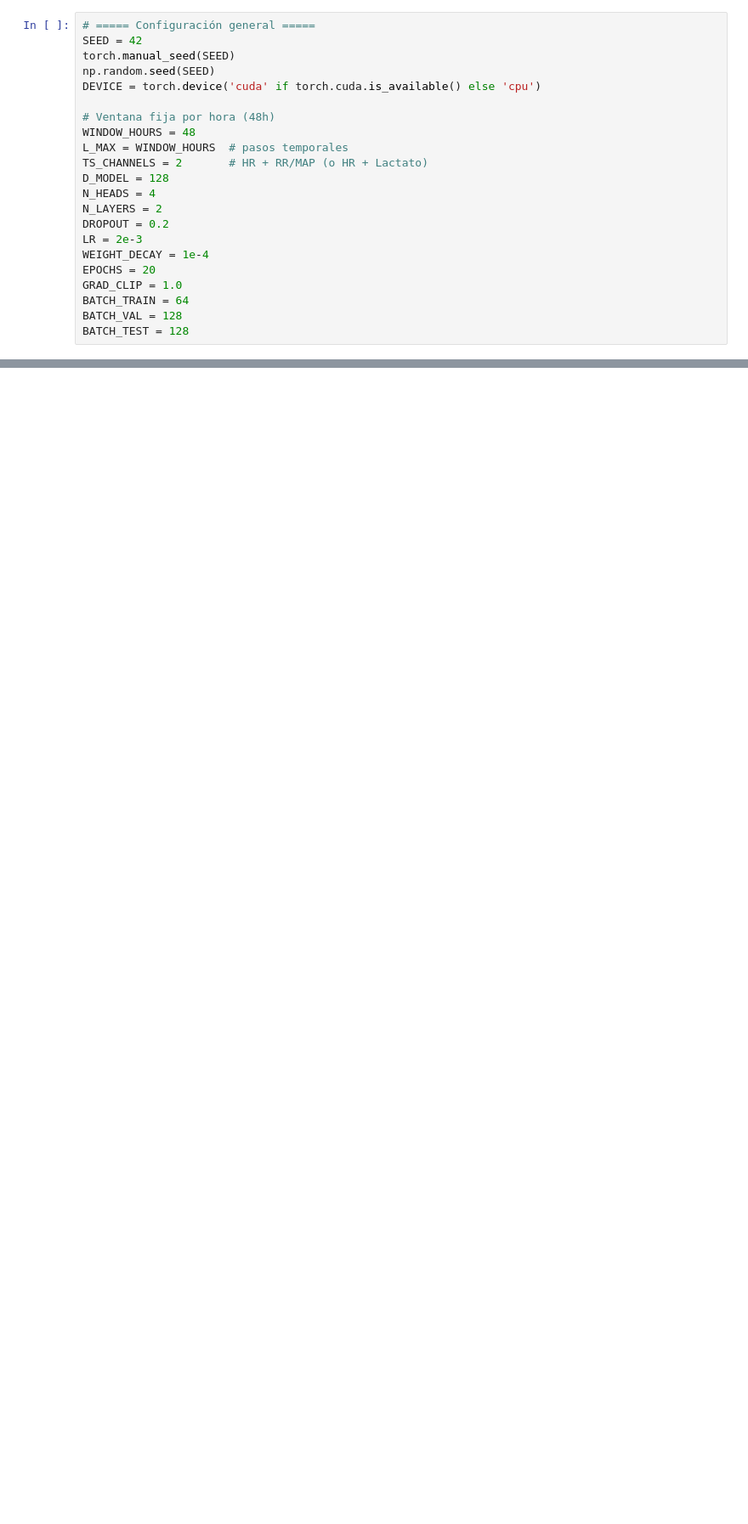
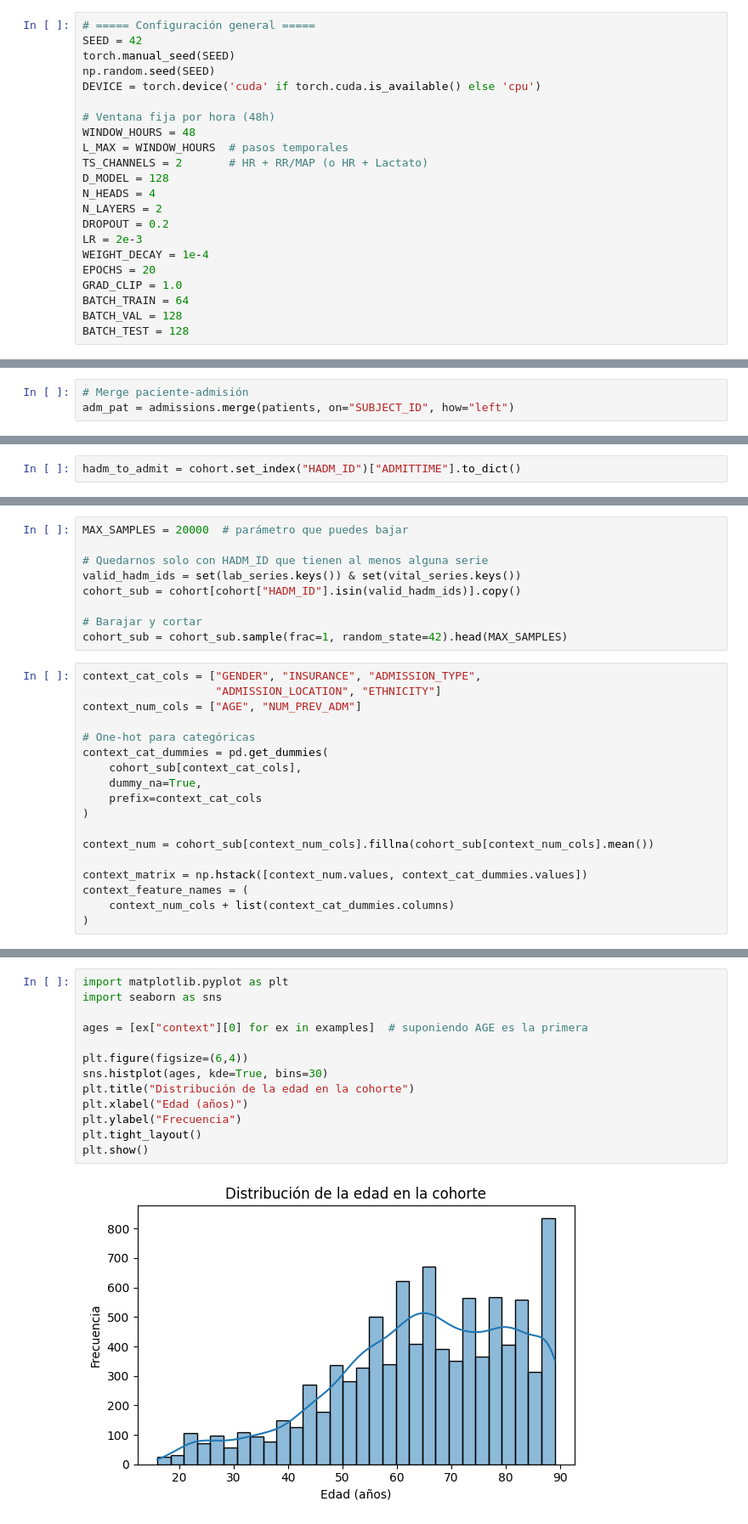
Before and after one commit to gabrielam-projects/DL-timeseries, a Jupyter notebook: Experimentos/mTAN/classification_mimic-iii.ipynb, the cells around one changed output, grey strips where cells are left out. Shown at 85% size. Saved outputs shown, nothing was run; the diff lists cells and outputs as text; blank space fills up the shorter version.

```diff
--- a/Experimentos/mTAN/classification_mimic-iii.ipynb
+++ b/Experimentos/mTAN/classification_mimic-iii.ipynb
@@ -1362,0 +61,3 @@ if __name__ == "__main__":
+# %%
+# Merge paciente-admisión
+adm_pat = admissions.merge(patients, on="SUBJECT_ID", how="left")
@@ -1362,0 +139,2 @@ if __name__ == "__main__":
+# %%
+hadm_to_admit = cohort.set_index("HADM_ID")["ADMITTIME"].to_dict()
@@ -1362,0 +305,27 @@ if __name__ == "__main__":
+# %%
+MAX_SAMPLES = 20000  # parámetro que puedes bajar
+
+# Quedarnos solo con HADM_ID que tienen al menos alguna serie
+valid_hadm_ids = set(lab_series.keys()) & set(vital_series.keys())
+cohort_sub = cohort[cohort["HADM_ID"].isin(valid_hadm_ids)].copy()
+
+# Barajar y cortar
+cohort_sub = cohort_sub.sample(frac=1, random_state=42).head(MAX_SAMPLES)
+# %%
+context_cat_cols = ["GENDER", "INSURANCE", "ADMISSION_TYPE",
+                    "ADMISSION_LOCATION", "ETHNICITY"]
+context_num_cols = ["AGE", "NUM_PREV_ADM"]
+
+# One-hot para categóricas
+context_cat_dummies = pd.get_dummies(
+    cohort_sub[context_cat_cols],
+    dummy_na=True,
+    prefix=context_cat_cols
+)
+
+context_num = cohort_sub[context_num_cols].fillna(cohort_sub[context_num_cols].mean())
+
+context_matrix = np.hstack([context_num.values, context_cat_dummies.values])
+context_feature_names = (
+    context_num_cols + list(context_cat_dummies.columns)
+)
@@ -1362,0 +409,15 @@ if __name__ == "__main__":
+# %%
+import matplotlib.pyplot as plt
+import seaborn as sns
+
+ages = [ex["context"][0] for ex in examples]  # suponiendo AGE es la primera
+
+plt.figure(figsize=(6,4))
+sns.histplot(ages, kde=True, bins=30)
+plt.title("Distribución de la edad en la cohorte")
+plt.xlabel("Edad (años)")
+plt.ylabel("Frecuencia")
+plt.tight_layout()
+plt.show()
+# %% [output]
+[figure, added]
```
Also changed, not shown: parts of 32 cells of this notebook, 1 other file.
